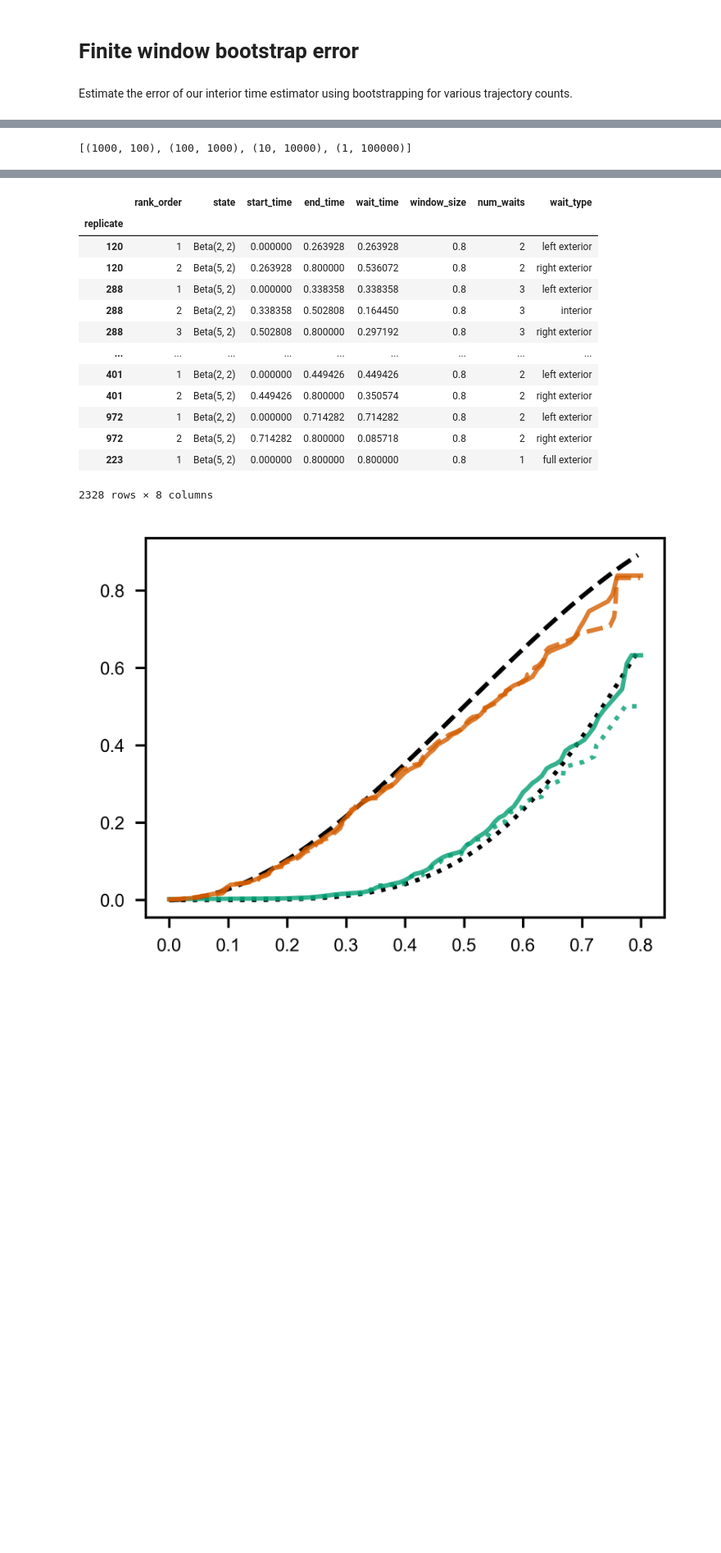
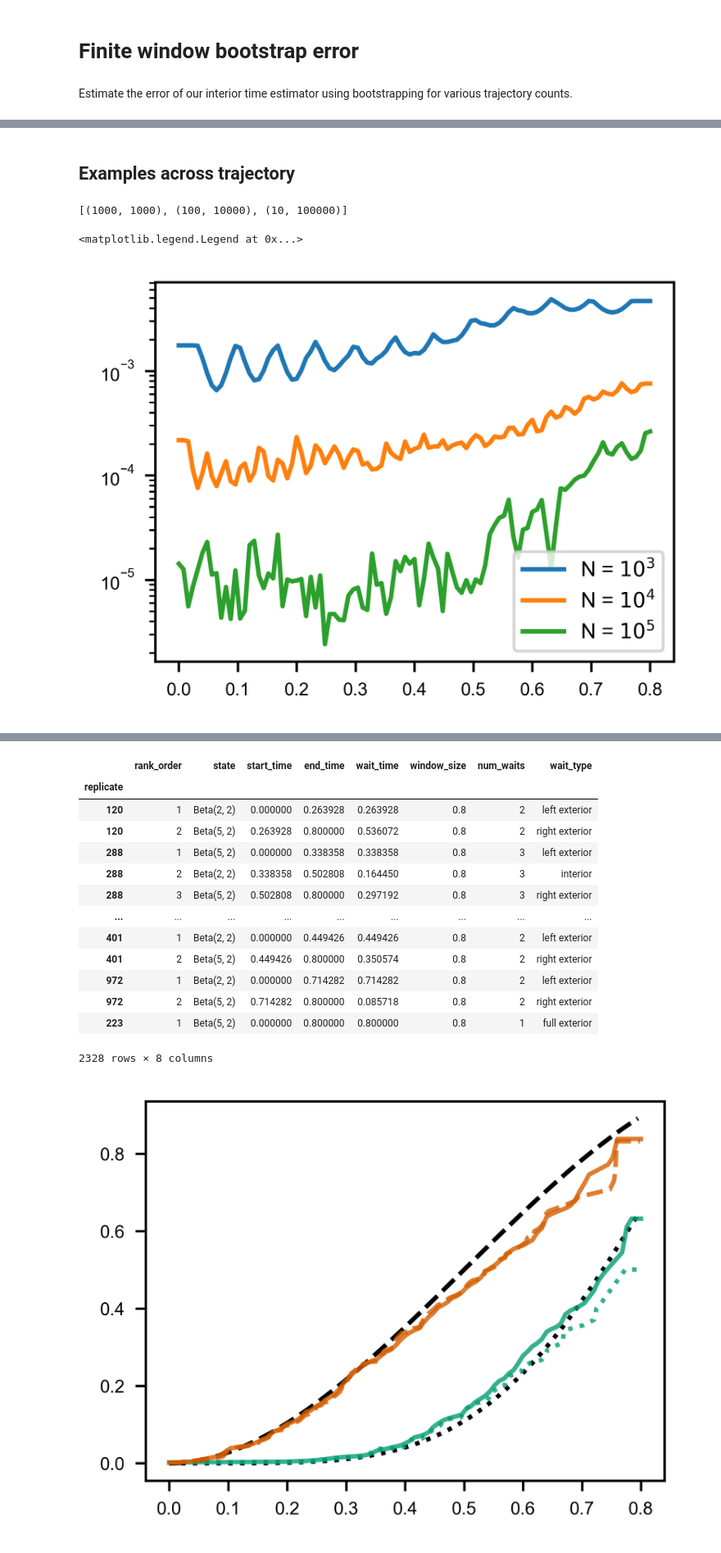
Before and after one commit to brunobeltran/multi_locus_analysis, a Jupyter notebook: notebooks/interior-esimator-error.ipynb, the cells around one changed output, grey strips where cells are left out. Shown at 82% size. Saved outputs shown, nothing was run; the diff lists cells and outputs as text; code cells hidden in the pictures; blank space fills up the shorter version.

```diff
--- a/notebooks/interior-esimator-error.ipynb
+++ b/notebooks/interior-esimator-error.ipynb
@@ -14,7 +21,7 @@ import bruno_util.plotting as bplt
 figure_size = bplt.use_cell_style(mpl.rcParams)
 # %%
 from multi_locus_analysis.plotting import Variable
-from scipy.stats import beta, expon
+from scipy.stats import beta, expon, weibull_min
 import seaborn as sns
 
 variable_pairs = {}
@@ -22,8 +29,8 @@ windows = {}
 
 # for Beta distributions, making the window size a little less than 1 guarantees there's not too many,
 # and also not too fewobs per trajectory, so that the effect we want to show is visible
-window = 0.8
-var_pair = [
+windows['beta'] = 0.8
+variable_pairs['beta'] = [
     Variable(beta(5, 2),
              name='Beta(5, 2)',
              pretty_name=r'Beta$(\alpha{}=5, \beta{}=2)$',
@@ -52,13 +59,53 @@ variable_pairs['exp'] = [
              color=sns.color_palette('colorblind')[5],
              scaled_ylim=0.5)
 ]
+
+
+windows['weibull'] = 10
+variable_pairs['weibull'] = [
+    Variable(
+        weibull_min(c=0.5),
+        name=r'W(1/2)',
+        pretty_name=r'$W(1/2)$',
+        linestyle=':',
+        color=sns.color_palette('colorblind')[2],
+        scaled_ylim=2
+    ),
+    Variable(
+        weibull_min(c=0.75),
+        name=r'W(3/4)',
+        pretty_name=r'$W(3/4)$',
+        linestyle='--',
+        color=sns.color_palette('colorblind')[3],
+        scaled_ylim=3
+    )
+
+]
+# %% [markdown]
+## Examples across trajectory
 # %%
-Nboot_Ntraj = [(10**(5-k), 10**k) for k in [2, 3, 4, 5]]
+Nboot_Ntraj = [(10**(6-k), 10**k) for k in [3, 4, 5]]
 Nboot_Ntraj
 # %% [output]
-[(1000, 100), (100, 1000), (10, 10000), (1, 100000)]
+[(1000, 1000), (100, 10000), (10, 100000)]
 # %%
+%%time
 err_aves = []
 err_stds = []
 for N_boot, N_traj_per_boot in Nboot_Ntraj:
-    err_t, err_ave, err_std = fw.bootstrap_int_error(var_pair)
+    err_t, err_ave, err_std = fw.bootstrap_int_error(
+        var_pair, T, N_boot, N_traj_per_boot
+    )
+    err_aves.append(err_ave)
+    err_stds.append(err_std)
+# %%
+import matplotlib.pyplot as plt
+for i, (N_boot, N_traj_per_boot) in enumerate(Nboot_Ntraj):
+#     err_ave = err_aves[i]
+    err_std = err_stds[i][var_pair[0].name]
+    plt.plot(err_t, err_std, label=f'N = $10^{np.log10(N_traj_per_boot).astype(int)}$')
+plt.yscale('log')
+plt.legend()
+# %% [output]
+<matplotlib.legend.Legend at 0x...>
+[figure, added]
```
Also changed, not shown: parts of 19 cells of this notebook, 1 other file.
